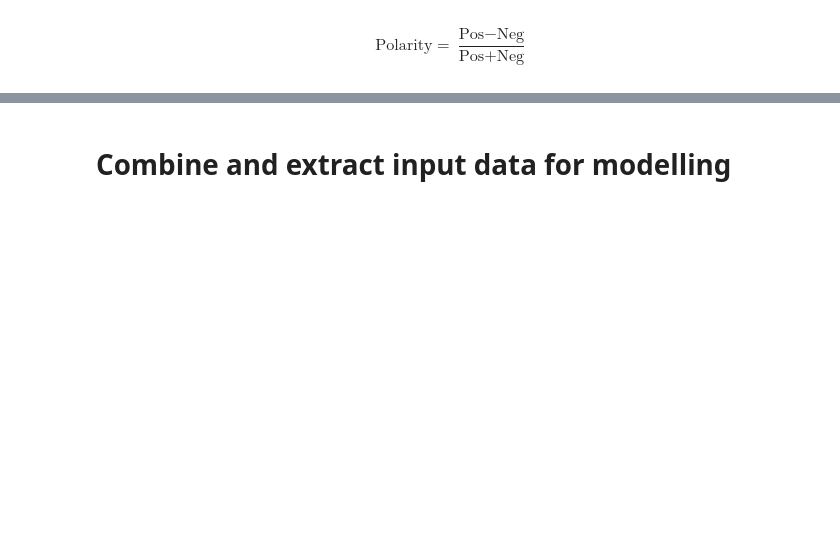
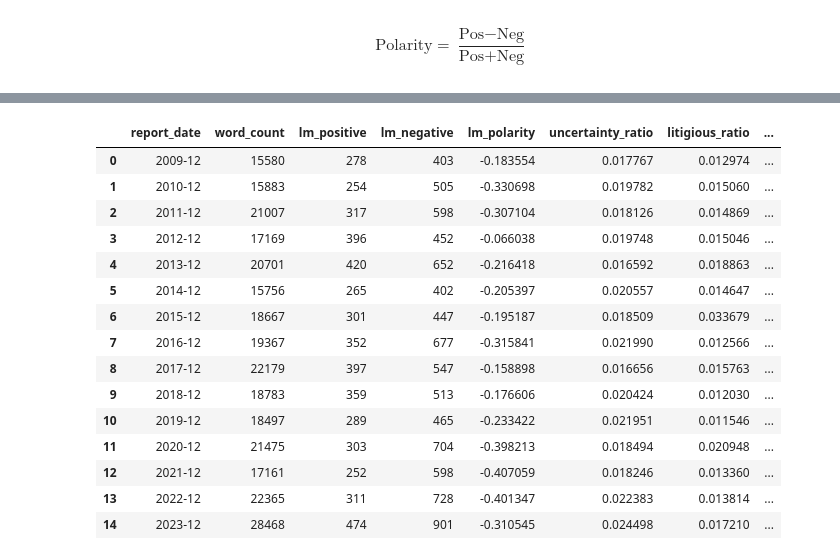
Before and after one commit to NhiPK/MLforEcon, a Jupyter notebook: TextProcessing.ipynb, the cells around one changed output, grey strips where cells are left out. Drawn from its saved outputs; the diff is of its cells as text; code cells hidden in the pictures; blank space fills up the shorter version.

```diff
--- a/TextProcessing.ipynb
+++ b/TextProcessing.ipynb
@@ -531,18 +481,2 @@ check_word_sentiment("down")
 # %% [markdown]
 $$\text{Polarity} = \frac{\text{Pos} - \text{Neg}}{\text{Pos} + \text{Neg}}$$
-# %%
-# Extract Positive and Negative counts
-def get_financial_sentiment(text):
-    tokens = lm.tokenize(text)
-    score = lm.get_score(tokens)
-
-    return score['Positive'], score['Negative'], score['Polarity']
-
-
-# We zip the results into three new columns
-df_sentiment['lm_positive'], df_sentiment['lm_negative'], df_sentiment['lm_polarity'] = zip(
-    *df_sentiment['cleaned_text'].apply(get_financial_sentiment)
-)
-
-
-display(df_sentiment[['report_date', 'word_count', 'lm_positive', 'lm_negative', 'lm_polarity']])
@@ -566,2 +482,0 @@ display(df_sentiment[['report_date', 'word_count', 'lm_positive', 'lm_negative',
-# %% [markdown]
-# Combine and extract input data for modelling
@@ -569,0 +483,49 @@ display(df_sentiment[['report_date', 'word_count', 'lm_positive', 'lm_negative',
+# %%
+# Extract Positive and Negative counts
+def get_financial_sentiment(text):
+    tokens = lm.tokenize(text)
+    score = lm.get_score(tokens)
+    total_tokens = len(tokens) if len(tokens) > 0 else 1
+
+    # Calculate Uncertainty, Litigious, and Constraining counts
+    unc_count = sum(1 for word in tokens if word in uncertainty_words)
+    lit_count = sum(1 for word in tokens if word in litigious_words)
+    con_count = sum(1 for word in tokens if word in constraining_words)
+    str_count = sum(1 for word in tokens if word in strong_modal_words)
+    wk_count = sum(1 for word in tokens if word in weak_modal_words)
+
+    # Convert to ratios relative to the total tokens of the cleaned text
+    unc_ratio = unc_count / total_tokens
+    lit_ratio = lit_count / total_tokens
+    con_ratio = con_count / total_tokens
+    str_ratio = str_count / total_tokens
+    wk_ratio = wk_count / total_tokens
+
+    return score['Positive'], score['Negative'], score['Polarity'], unc_ratio, lit_ratio, con_ratio, str_ratio, wk_ratio
+
+
+# We zip the results into six new columns
+df_sentiment['lm_positive'], df_sentiment['lm_negative'], df_sentiment['lm_polarity'], df_sentiment['uncertainty_ratio'], df_sentiment['litigious_ratio'], df_sentiment['constraining_ratio'], df_sentiment['strong_modal_ratio'], df_sentiment['weak_modal_ratio'] = zip(
+    *df_sentiment['cleaned_text'].apply(get_financial_sentiment)
+)
+
+
+# Only keep the relevant columns for sentiment analysis
+display(df_sentiment[['report_date', 'word_count', 'lm_positive', 'lm_negative', 'lm_polarity', 'uncertainty_ratio', 'litigious_ratio', 'constraining_ratio', 'strong_modal_ratio', 'weak_modal_ratio']])
+# %% [output]
+|  | report_date | word_count | lm_positive | lm_negative | lm_polarity | uncertainty_ratio | litigious_ratio | ... |
+| 0 | 2009-12 | 15580 | 278 | 403 | -0.183554 | 0.017767 | 0.012974 | ... |
+| 1 | 2010-12 | 15883 | 254 | 505 | -0.330698 | 0.019782 | 0.015060 | ... |
+| 2 | 2011-12 | 21007 | 317 | 598 | -0.307104 | 0.018126 | 0.014869 | ... |
+| 3 | 2012-12 | 17169 | 396 | 452 | -0.066038 | 0.019748 | 0.015046 | ... |
+| 4 | 2013-12 | 20701 | 420 | 652 | -0.216418 | 0.016592 | 0.018863 | ... |
+| 5 | 2014-12 | 15756 | 265 | 402 | -0.205397 | 0.020557 | 0.014647 | ... |
+| 6 | 2015-12 | 18667 | 301 | 447 | -0.195187 | 0.018509 | 0.033679 | ... |
+| 7 | 2016-12 | 19367 | 352 | 677 | -0.315841 | 0.021990 | 0.012566 | ... |
+| 8 | 2017-12 | 22179 | 397 | 547 | -0.158898 | 0.016656 | 0.015763 | ... |
+| 9 | 2018-12 | 18783 | 359 | 513 | -0.176606 | 0.020424 | 0.012030 | ... |
+| 10 | 2019-12 | 18497 | 289 | 465 | -0.233422 | 0.021951 | 0.011546 | ... |
+| 11 | 2020-12 | 21475 | 303 | 704 | -0.398213 | 0.018494 | 0.020948 | ... |
+| 12 | 2021-12 | 17161 | 252 | 598 | -0.407059 | 0.018246 | 0.013360 | ... |
+| 13 | 2022-12 | 22365 | 311 | 728 | -0.401347 | 0.022383 | 0.013814 | ... |
+| 14 | 2023-12 | 28468 | 474 | 901 | -0.310545 | 0.024498 | 0.017210 | ... |
```
Also changed, not shown: parts of 37 cells of this notebook.
